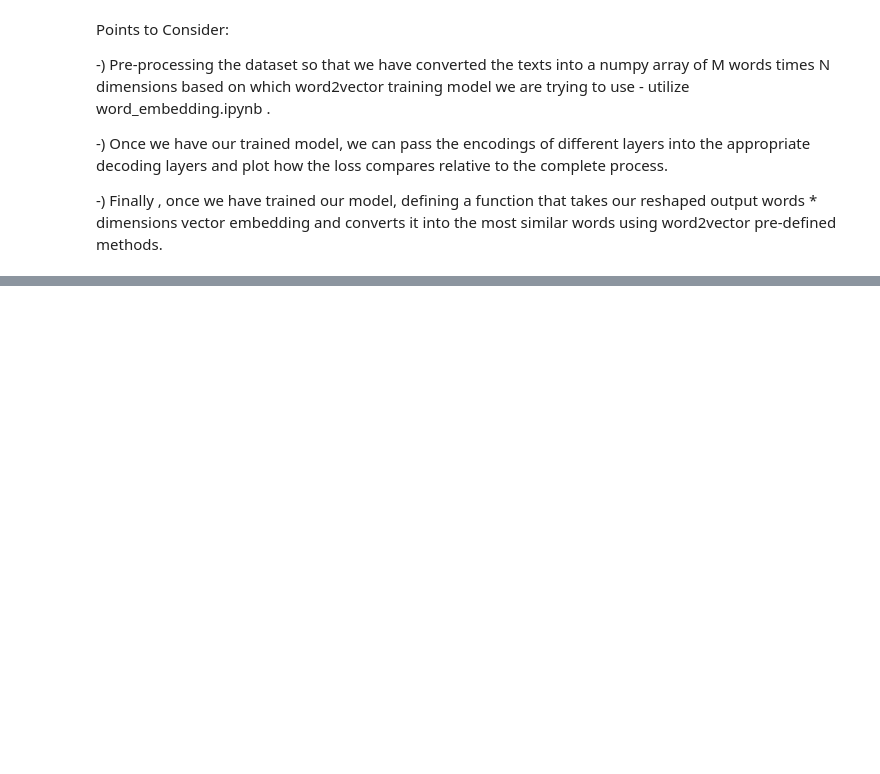
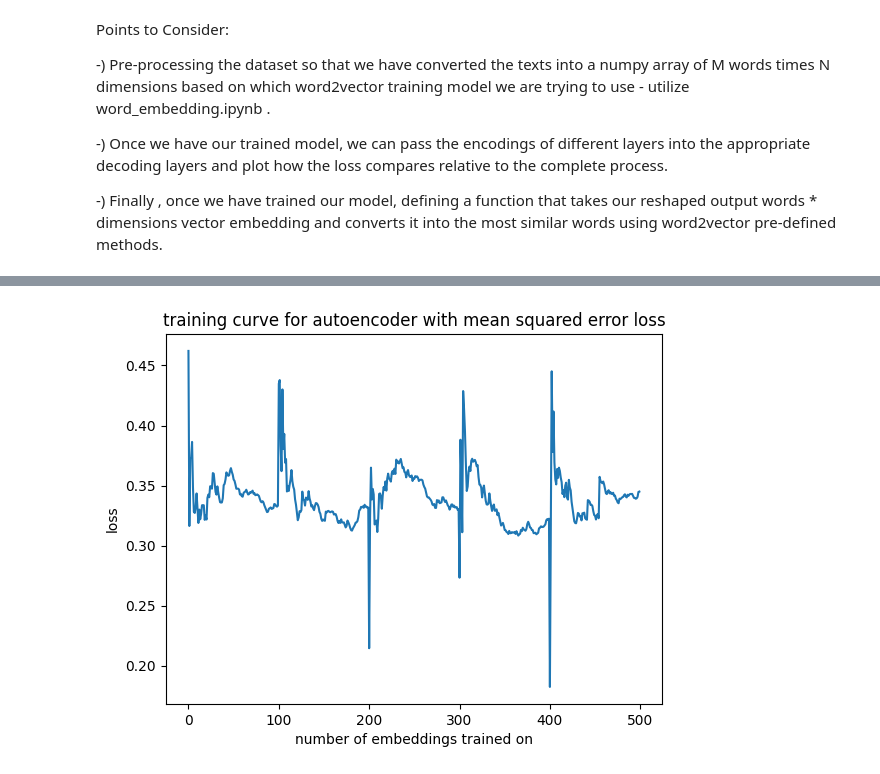
Before and after one commit to zach-marto/ArtInsight-ML, a Jupyter notebook: auto_encoder.ipynb, the cells around one changed output, grey strips where cells are left out. Cells and saved outputs as stored; diff of their text form; code cells hidden in the pictures; blank space fills up the shorter version.

```diff
--- a/auto_encoder.ipynb
+++ b/auto_encoder.ipynb
@@ -74,7 +73,7 @@ class SkipConnectionEncoder(nn.Module):
         # Flatten the input features
         features_flat = features.flatten()
 
-        features_flat = torch.tensor(features_flat, dtype=torch.float32)
+        # features_flat = torch.tensor(features_flat, dtype=torch.float32)
 
         # Pass through the first layer
         out1 = self.layer1(features_flat)
@@ -436,0 +569,11 @@ Points to Consider:
+# %%
+autoencoder = Autoencoder((13,300), 900)
+
+# Define the loss function and optimizer
+loss_function = nn.MSELoss()
+optimizer = optim.Adam(autoencoder.parameters(), lr=0.001)
+
+# Train the autoencoder
+n_epochs = 5
+update_interval = 1
+trained_autoencoder_mse, lossesMse = autoencoder_training(autoencoder, loss_function, optimizer, subset_dataloader, n_epochs, update_interval)
@@ -436,0 +598,8 @@ Points to Consider:
+# %%
+plt.plot(np.arange(len(lossesMse)) * batch_size * update_interval, lossesMse)
+plt.title("training curve for autoencoder with mean squared error loss")
+plt.xlabel("number of embeddings trained on")
+plt.ylabel("loss")
+plt.show()
+# %% [output]
+[figure, added]
```
Also changed, not shown: parts of 10 cells of this notebook, 2 other files.
